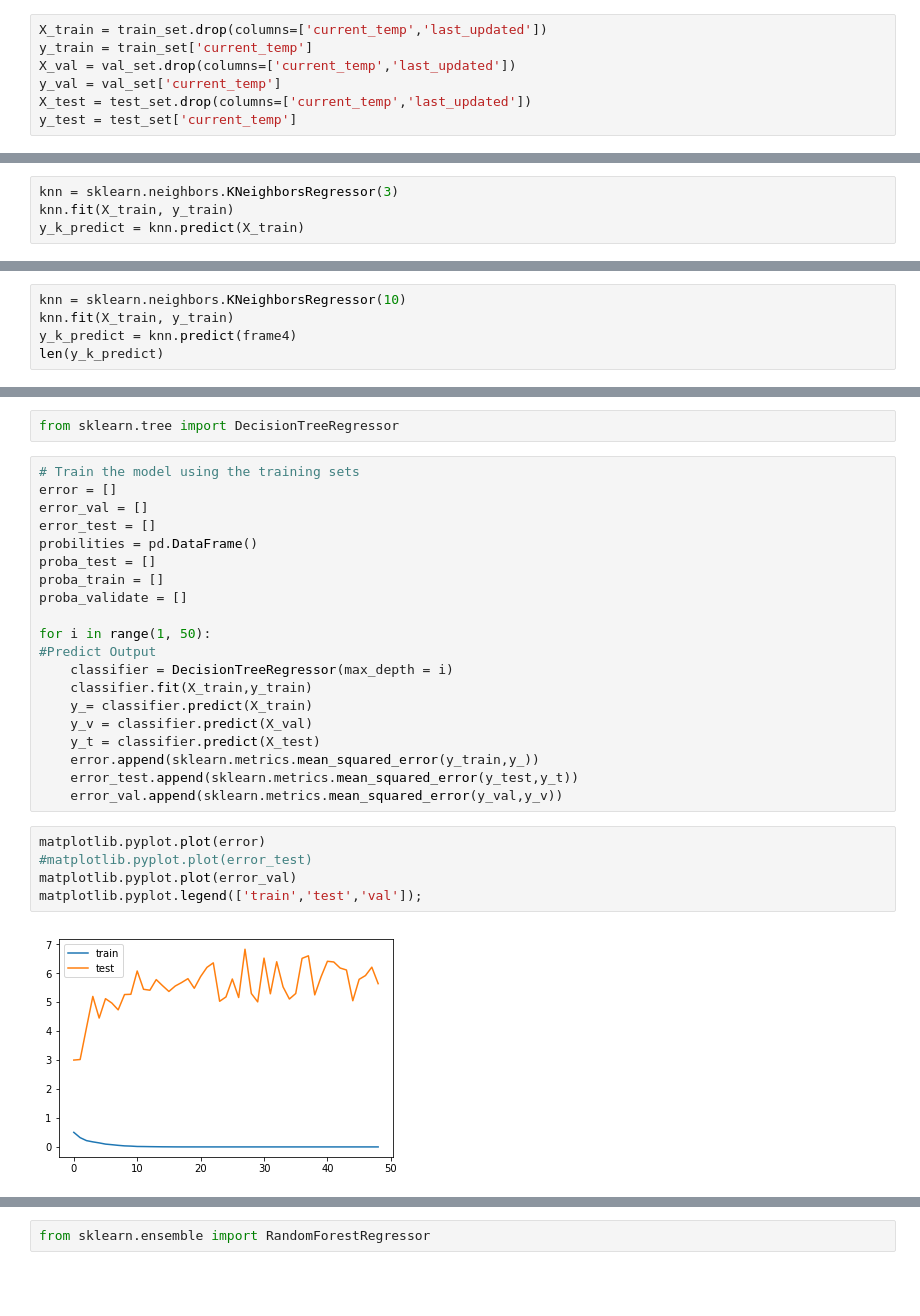
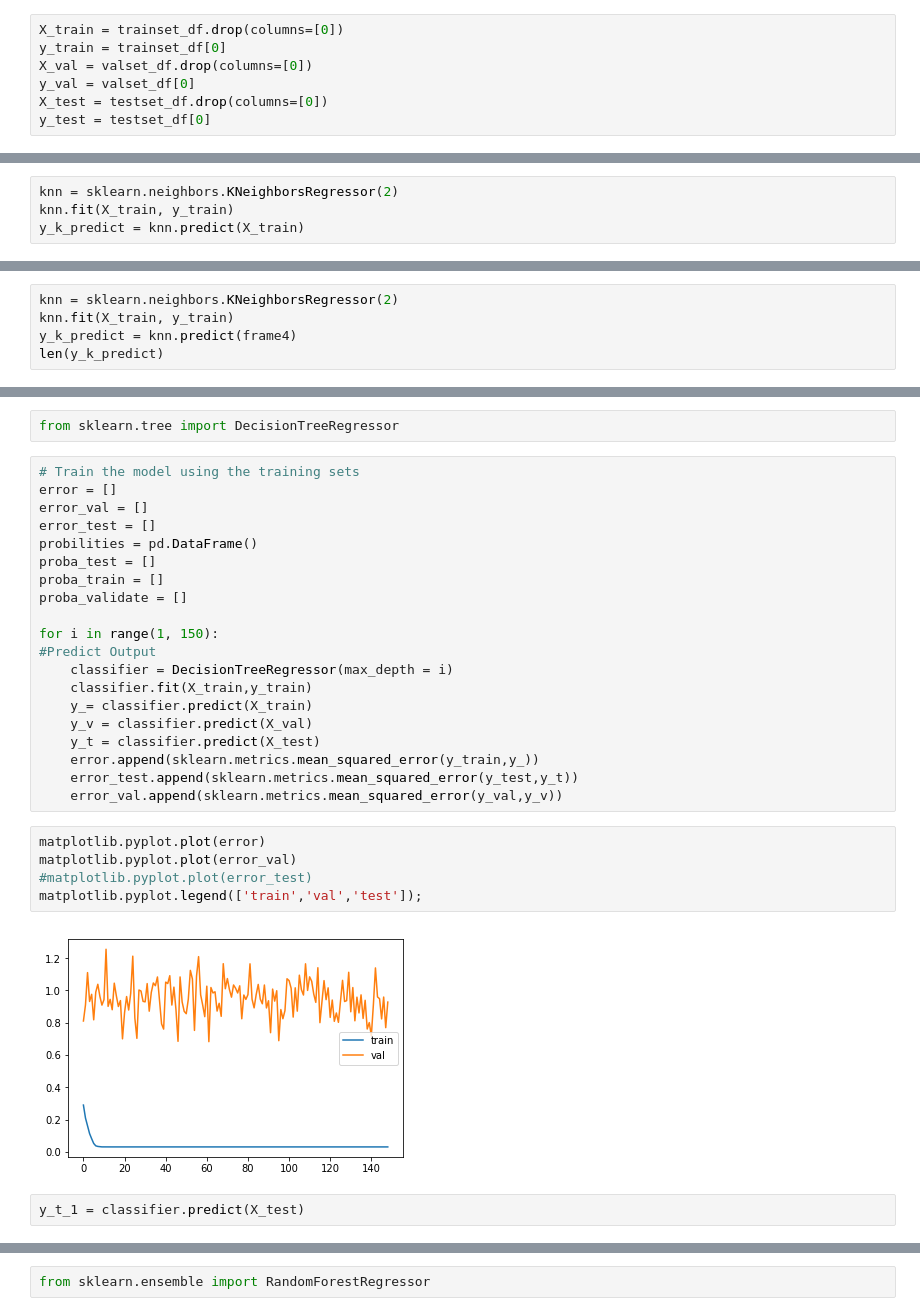
Before and after one commit to CMootz/week_program, a Jupyter notebook: Notebooks/preprocess.ipynb, the cells around one changed output, grey strips where cells are left out. Drawn from its saved outputs; the diff is of its cells as text; blank space fills up the shorter version.

Commit message:
new files for training and prediction

```diff
--- a/Notebooks/preprocess.ipynb
+++ b/Notebooks/preprocess.ipynb
@@ -87,10 +105,10 @@ train_set, val_set, test_set = train.train_val_test_split(frame, 0.2, 0.2)
 # %%
-X_train = train_set.drop(columns=['current_temp','last_updated'])
-y_train = train_set['current_temp']
-X_val = val_set.drop(columns=['current_temp','last_updated'])
-y_val = val_set['current_temp']
-X_test = test_set.drop(columns=['current_temp','last_updated'])
-y_test = test_set['current_temp']
+X_train = trainset_df.drop(columns=[0])
+y_train = trainset_df[0]
+X_val = valset_df.drop(columns=[0])
+y_val = valset_df[0]
+X_test = testset_df.drop(columns=[0])
+y_test = testset_df[0]
 # %%
 min_max_scaler = sklearn.preprocessing.MinMaxScaler()
 # %%
@@ -130,5 +152,5 @@ matplotlib.pyplot.plot(train_errors_val);
 # %%
-knn = sklearn.neighbors.KNeighborsRegressor(3)
+knn = sklearn.neighbors.KNeighborsRegressor(2)
 knn.fit(X_train, y_train)
 y_k_predict = knn.predict(X_train)
 # %%
@@ -221,5 +255,5 @@ matplotlib.pyplot.plot(error);
 # %%
-knn = sklearn.neighbors.KNeighborsRegressor(10)
+knn = sklearn.neighbors.KNeighborsRegressor(2)
 knn.fit(X_train, y_train)
 y_k_predict = knn.predict(frame4)
 len(y_k_predict)
@@ -253,7 +287,7 @@ proba_test = []
 proba_train = []
 proba_validate = []
 
-for i in range(1, 50):
+for i in range(1, 150):
 #Predict Output
     classifier = DecisionTreeRegressor(max_depth = i)
     classifier.fit(X_train,y_train)
@@ -265,9 +299,11 @@ for i in range(1, 50):
     error_val.append(sklearn.metrics.mean_squared_error(y_val,y_v))
 # %%
 matplotlib.pyplot.plot(error)
+matplotlib.pyplot.plot(error_val)
 #matplotlib.pyplot.plot(error_test)
-matplotlib.pyplot.plot(error_val)
-matplotlib.pyplot.legend(['train','test','val']);
+matplotlib.pyplot.legend(['train','val','test']);
 # %% [output]
-[figure, old version]
+[figure, new version]
+# %%
+y_t_1 = classifier.predict(X_test)
 # %%
```
Also changed, not shown: parts of 57 cells of this notebook, 19 other files.
